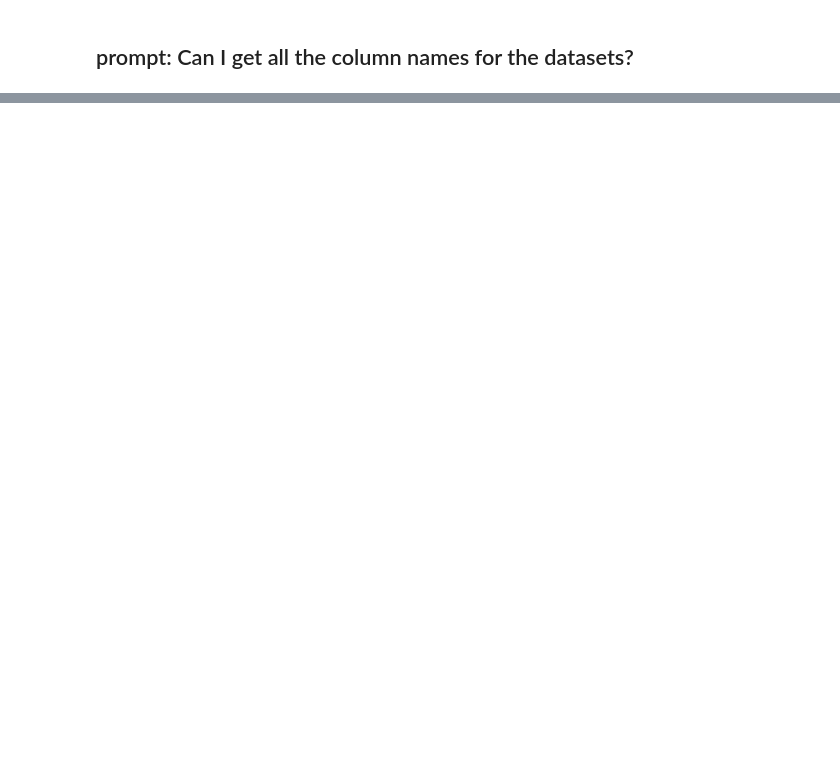
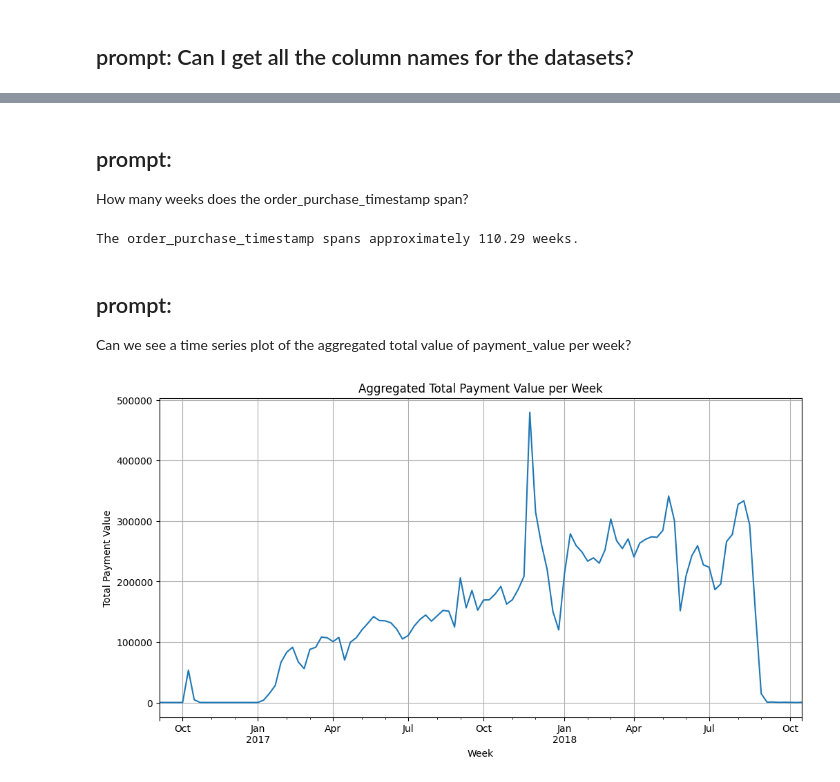
Before and after one commit to fsansegundo/Herramientas_IA_analisis_datos, a Jupyter notebook: EDA_with_gemini.ipynb, the cells around one changed output, grey strips where cells are left out. Drawn from its saved outputs; the diff is of its cells as text; code cells hidden in the pictures; blank space fills up the shorter version.

Commit message:
More updates to EDA_with_gemini.ipynb, time series analysis

```diff
--- a/EDA_with_gemini.ipynb
+++ b/EDA_with_gemini.ipynb
@@ -403,0 +486,9 @@ Columns for DataFrame 'sellers':
+# %%
+# prompt: Ok, next I would like to bring in the payment_value  information from order_payments
+
+import pandas as pd
+# Merge the current result with order_payments to bring in payment_value
+reviews_with_customer_id = pd.merge(reviews_with_customer_id, order_payments[['order_id', 'payment_value']], on='order_id', how='left')
+
+print("\nColumns of the resulting dataset after adding payment_value:")
+print(reviews_with_customer_id.columns.tolist())
@@ -403,0 +542,12 @@ Columns for DataFrame 'sellers':
+# %%
+# prompt: Can we convert that variable in the original dataset to a proper date and time type of variable?
+
+import pandas as pd
+# Convert 'order_purchase_timestamp' to datetime objects
+reviews_with_customer_id['order_purchase_timestamp'] = pd.to_datetime(reviews_with_customer_id['order_purchase_timestamp'])
+
+print("\nInformation about 'order_purchase_timestamp' column after conversion:")
+print(reviews_with_customer_id['order_purchase_timestamp'].info())
+
+print("\nFirst 5 values of 'order_purchase_timestamp' after conversion:")
+print(reviews_with_customer_id['order_purchase_timestamp'].head())
@@ -403,0 +573,40 @@ Columns for DataFrame 'sellers':
+# %% [markdown]
+## prompt:
+
+How many weeks does the order_purchase_timestamp span?
+# %%
+# prompt: How many weeks does the order_purchase_timestamp span?
+
+# Calculate the difference between the maximum and minimum timestamps
+time_span = reviews_with_customer_id['order_purchase_timestamp'].max() - reviews_with_customer_id['order_purchase_timestamp'].min()
+
+# Convert the time difference to weeks
+weeks_span = time_span.days / 7
+
+print(f"\nThe order_purchase_timestamp spans approximately {weeks_span:.2f} weeks.")
+# %% [output]
+The order_purchase_timestamp spans approximately 110.29 weeks.
+# %% [markdown]
+## prompt:
+
+Can we see a time series plot of the aggregated total value of payment_value per week?
+# %%
+# prompt: Can we see a time series plot of the aggregated total value of payment_value per week?
+
+import matplotlib.pyplot as plt
+# Set the index to the timestamp column
+reviews_with_customer_id = reviews_with_customer_id.set_index('order_purchase_timestamp')
+
+# Resample the data weekly and sum the payment_value
+weekly_payment_value = reviews_with_customer_id['payment_value'].resample('W').sum()
+
+# Plot the time series
+plt.figure(figsize=(12, 6))
+weekly_payment_value.plot()
+plt.title('Aggregated Total Payment Value per Week')
+plt.xlabel('Week')
+plt.ylabel('Total Payment Value')
+plt.grid(True)
+plt.show()
+# %% [output]
+[figure, added]
```
Also changed, not shown: parts of 32 cells of this notebook.
